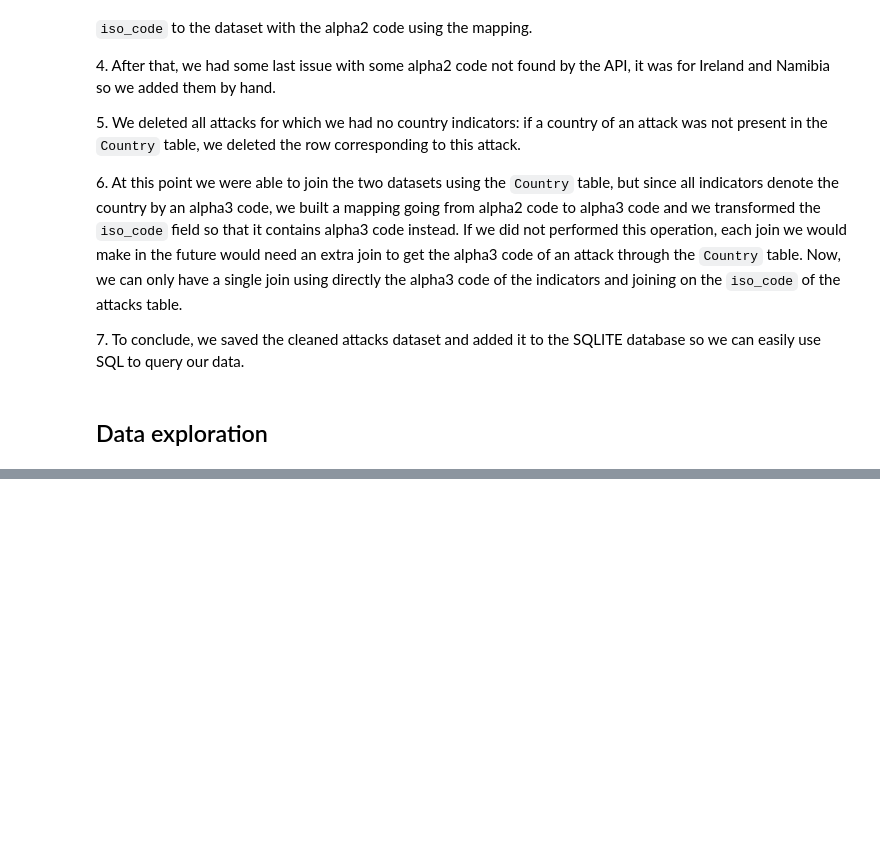
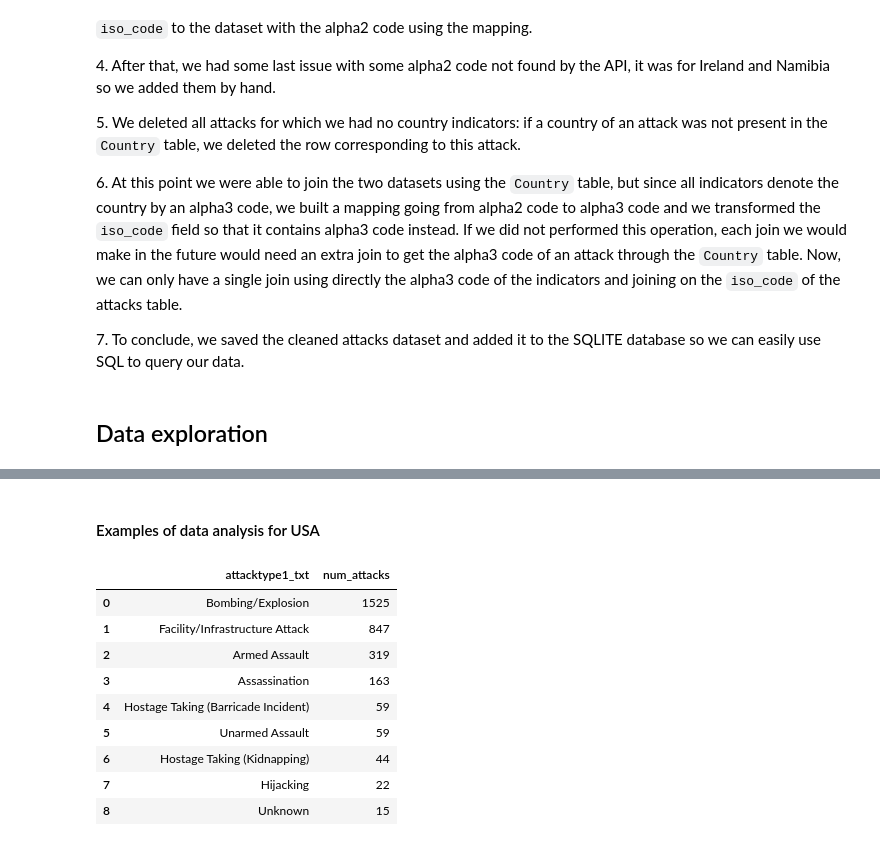
Before and after one commit to Timonzimm/CS-401, a Jupyter notebook: project/report/report.ipynb, the cells around one changed output, grey strips where cells are left out. Saved outputs shown, nothing was run; the diff lists cells and outputs as text; code cells hidden in the pictures; blank space fills up the shorter version.

```diff
--- a/project/report/report.ipynb
+++ b/project/report/report.ipynb
@@ -131,0 +168,16 @@ attacks.to_csv(data_path + 'attacks_cleaned.csv')
+# %% [markdown]
+#### Examples of data analysis for USA
+# %%
+attack_types_USA = pd.read_sql_query('SELECT attacktype1_txt, num_attacks FROM (SELECT attacktype1_txt, COUNT(attacktype1_txt) num_attacks FROM Attacks WHERE iso_code="USA" GROUP BY attacktype1_txt) ORDER BY num_attacks DESC', connection)
+attack_types_USA
+# %% [output]
+|  | attacktype1_txt | num_attacks |
+| 0 | Bombing/Explosion | 1525 |
+| 1 | Facility/Infrastructure Attack | 847 |
+| 2 | Armed Assault | 319 |
+| 3 | Assassination | 163 |
+| 4 | Hostage Taking (Barricade Incident) | 59 |
+| 5 | Unarmed Assault | 59 |
+| 6 | Hostage Taking (Kidnapping) | 44 |
+| 7 | Hijacking | 22 |
+| 8 | Unknown | 15 |
```
Also changed, not shown: parts of 4 cells of this notebook.
